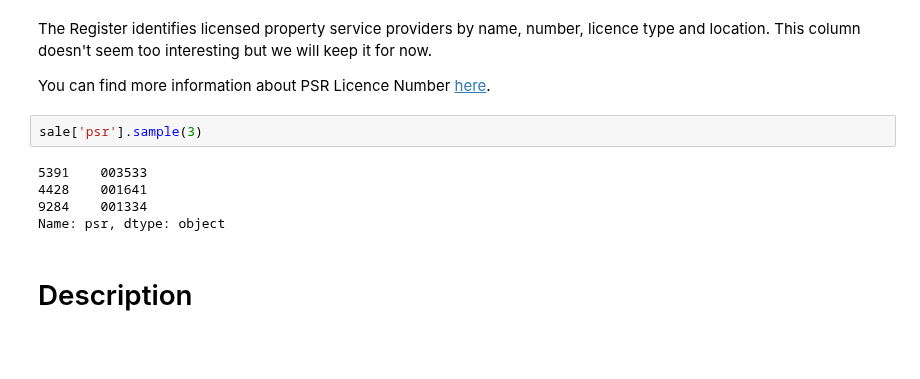
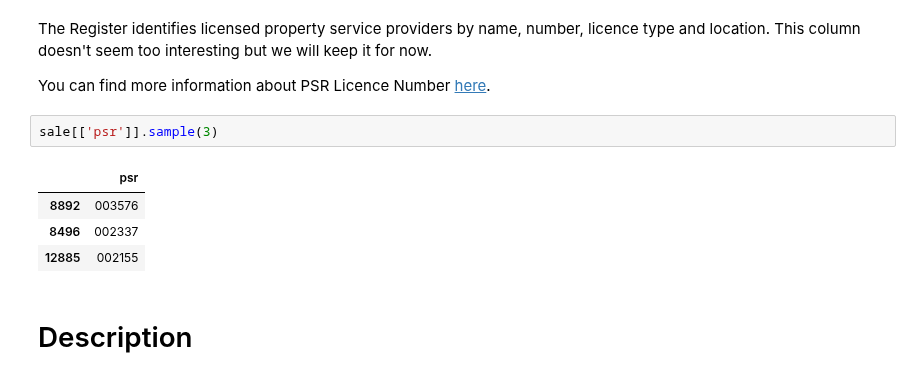
Before and after one commit to javiicc/Identifying_Potential_Investment_Opportunities_In_The_Irish_Real_Estate_Market_Using_MachineLearning, a Jupyter notebook: investment-opportunities/notebooks/Data_Cleansing_and_Wrangling.ipynb, the cells around one changed output. Cells and saved outputs as stored; diff of their text form; blank space fills up the shorter version.

```diff
--- a/investment-opportunities/notebooks/Data_Cleansing_and_Wrangling.ipynb
+++ b/investment-opportunities/notebooks/Data_Cleansing_and_Wrangling.ipynb
@@ -566,12 +566,12 @@ The Register identifies licensed property service providers by name, number, lic
 
 You can find more information about PSR Licence Number [here](http://www.psr.ie/en/PSRA/Pages/Register_Licensed_PSP).
 # %%
-sale['psr'].sample(3)
+sale[['psr']].sample(3)
 # %% [output]
-5391    003533
-4428    001641
-9284    001334
-Name: psr, dtype: object
+|  | psr |
+| 8892 | 003576 |
+| 8496 | 002337 |
+| 12885 | 002155 |
 # %% [markdown]
 # Description
 # %% [markdown]
```
Also changed, not shown: parts of 20 cells of this notebook, 1 other file.
